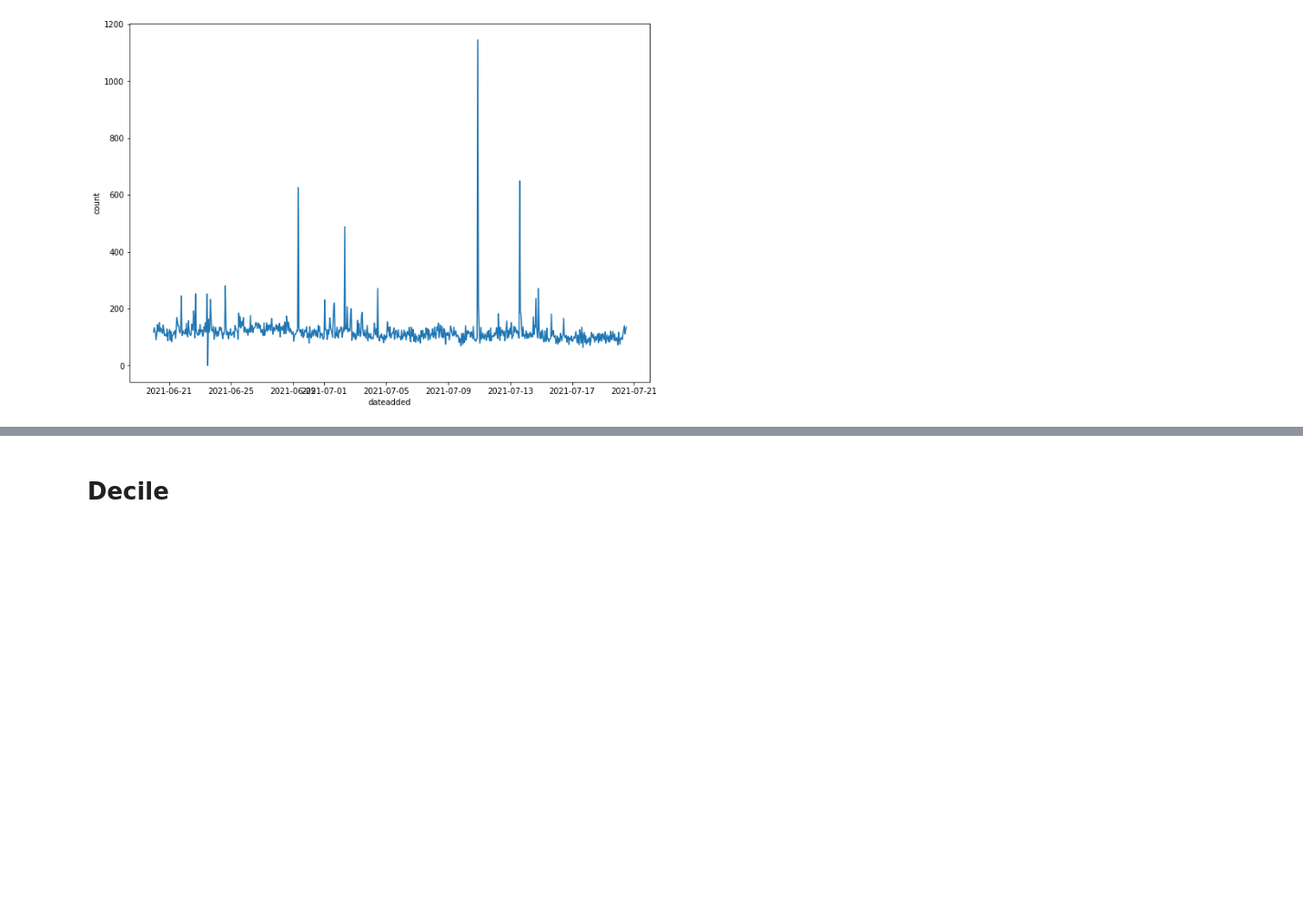
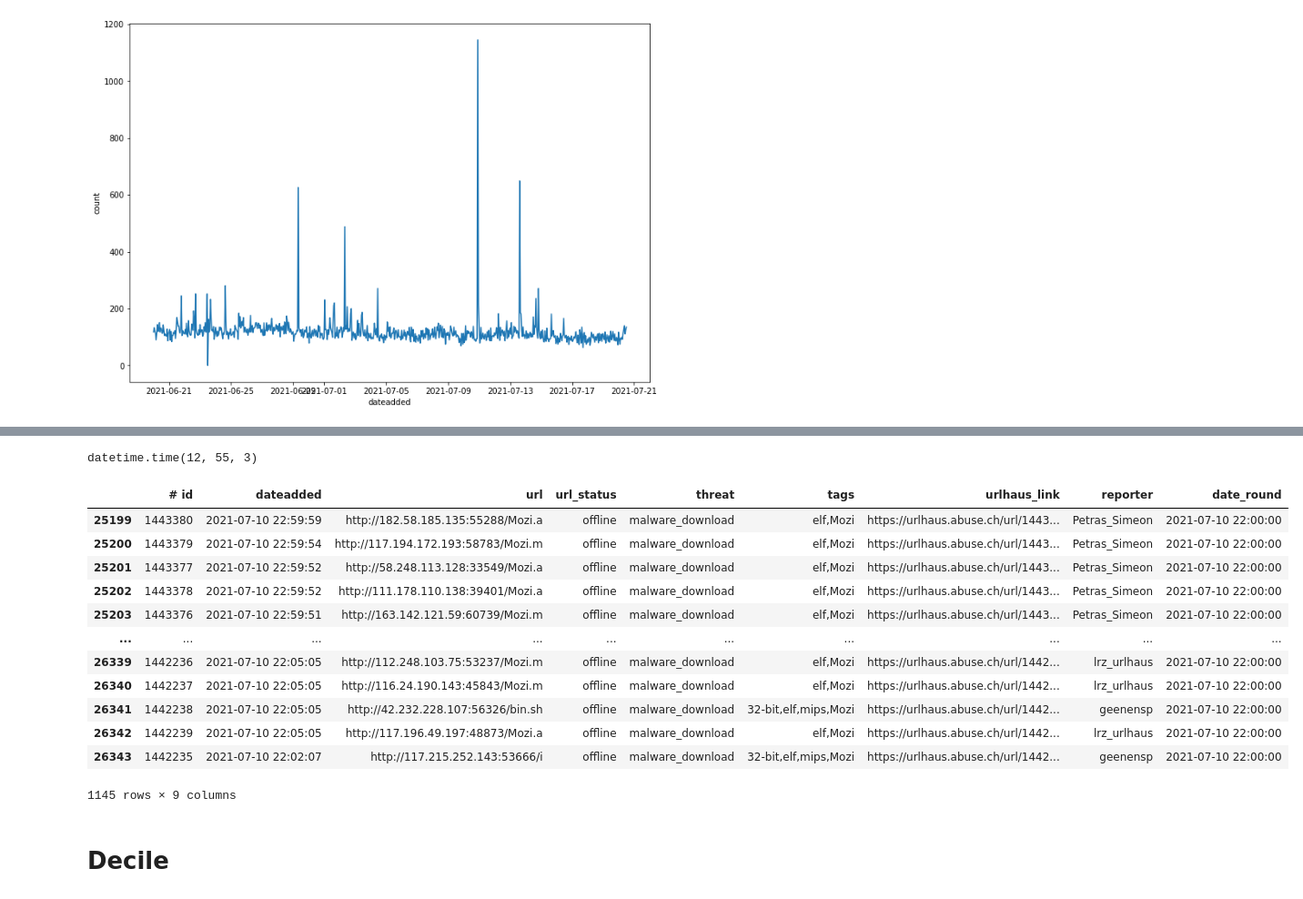
Before and after one commit to Stucki92/POC_ALEIA_GIT_JH, a Jupyter notebook: Notebook_Malware.ipynb, the cells around one changed output, grey strips where cells are left out. Shown at 91% size. Drawn from its saved outputs; the diff is of its cells as text; code cells hidden in the pictures; blank space fills up the shorter version.

```diff
--- a/Notebook_Malware.ipynb
+++ b/Notebook_Malware.ipynb
@@ -51,11 +51,31 @@ df_ts[df_ts['count'] == df_ts['count'].max()]
 # %%
-df_ts_sorted = df_ts.sort_values(by = ['count'])
+dataframe.dateadded[0].time()=dateframe.dateadded.time()
+# %% [output]
+datetime.time(12, 55, 3)
 # %%
 def custom_status(count):
     if count > avg:
         return 1
     else:
         return 0
+# %%
+dataframe['date_round'] = pd.Series(np.array(dataframe.dateadded, dtype='datetime64[h]'))
+# %%
+dataframe[dataframe['date_round'] == '2021-07-10 22:00:00']
+# %% [output]
+|  | # id | dateadded | url | url_status | threat | tags | urlhaus_link | reporter | date_round |
+| 25199 | 1443380 | 2021-07-10 22:59:59 | http://182.58.185.135:55288/Mozi.a | offline | malware_download | elf,Mozi | https://urlhaus.abuse.ch/url/1443... | Petras_Simeon | 2021-07-10 22:00:00 |
+| 25200 | 1443379 | 2021-07-10 22:59:54 | http://117.194.172.193:58783/Mozi.m | offline | malware_download | elf,Mozi | https://urlhaus.abuse.ch/url/1443... | Petras_Simeon | 2021-07-10 22:00:00 |
+| 25201 | 1443377 | 2021-07-10 22:59:52 | http://58.248.113.128:33549/Mozi.a | offline | malware_download | elf,Mozi | https://urlhaus.abuse.ch/url/1443... | Petras_Simeon | 2021-07-10 22:00:00 |
+| 25202 | 1443378 | 2021-07-10 22:59:52 | http://111.178.110.138:39401/Mozi.a | offline | malware_download | elf,Mozi | https://urlhaus.abuse.ch/url/1443... | Petras_Simeon | 2021-07-10 22:00:00 |
+| 25203 | 1443376 | 2021-07-10 22:59:51 | http://163.142.121.59:60739/Mozi.m | offline | malware_download | elf,Mozi | https://urlhaus.abuse.ch/url/1443... | Petras_Simeon | 2021-07-10 22:00:00 |
+| ... | ... | ... | ... | ... | ... | ... | ... | ... | ... |
+| 26339 | 1442236 | 2021-07-10 22:05:05 | http://112.248.103.75:53237/Mozi.m | offline | malware_download | elf,Mozi | https://urlhaus.abuse.ch/url/1442... | lrz_urlhaus | 2021-07-10 22:00:00 |
+| 26340 | 1442237 | 2021-07-10 22:05:05 | http://116.24.190.143:45843/Mozi.m | offline | malware_download | elf,Mozi | https://urlhaus.abuse.ch/url/1442... | lrz_urlhaus | 2021-07-10 22:00:00 |
+| 26341 | 1442238 | 2021-07-10 22:05:05 | http://42.232.228.107:56326/bin.sh | offline | malware_download | 32-bit,elf,mips,Mozi | https://urlhaus.abuse.ch/url/1442... | geenensp | 2021-07-10 22:00:00 |
+| 26342 | 1442239 | 2021-07-10 22:05:05 | http://117.196.49.197:48873/Mozi.a | offline | malware_download | elf,Mozi | https://urlhaus.abuse.ch/url/1442... | lrz_urlhaus | 2021-07-10 22:00:00 |
+| 26343 | 1442235 | 2021-07-10 22:02:07 | http://117.215.252.143:53666/i | offline | malware_download | 32-bit,elf,mips,Mozi | https://urlhaus.abuse.ch/url/1442... | geenensp | 2021-07-10 22:00:00 |
+1145 rows × 9 columns
 # %% [markdown]
 # Decile
 # %%
```
Also changed, not shown: parts of 1 cell of this notebook.
